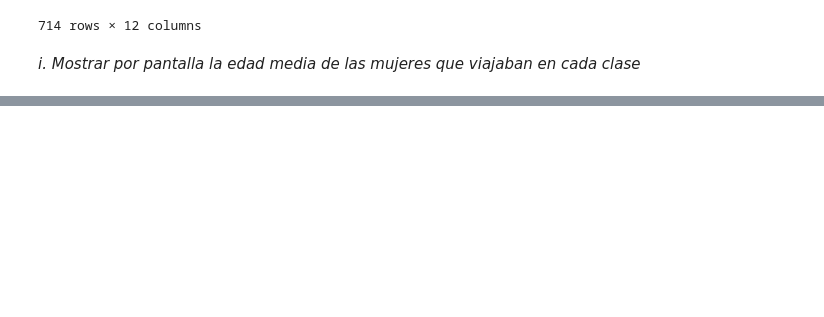
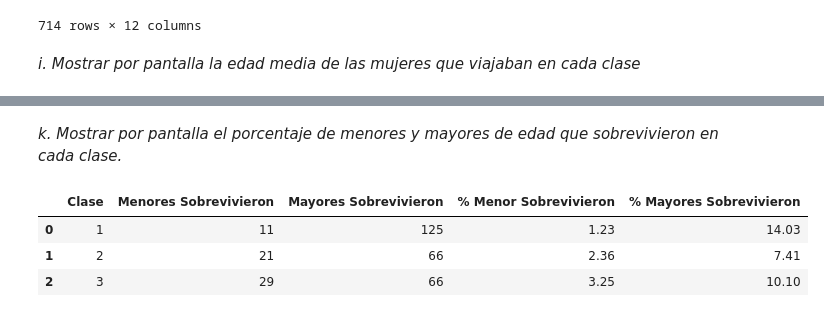
Before and after one commit to fidebravo/Modulo2, a Jupyter notebook: Modulo2_Actividad4.ipynb, the cells around one changed output, grey strips where cells are left out. Saved outputs shown, nothing was run; the diff lists cells and outputs as text; code cells hidden in the pictures; blank space fills up the shorter version.

```diff
--- a/Modulo2_Actividad4.ipynb
+++ b/Modulo2_Actividad4.ipynb
@@ -587,0 +620,43 @@ print(f'- La edad promedio de las mujeres que viajaban en tercera clase era {pro
+# %% [markdown]
+*k. Mostrar por pantalla el porcentaje de menores y mayores de edad que sobrevivieron en cada clase.*
+# %%
+df_titanic_menor_edad_surv = df_titanic[(df_titanic['Menor de Edad'] == True) & (df_titanic['Survived'] == 1)]
+df_titanic_mayor_edad_surv = df_titanic[(df_titanic['Menor de Edad'] == False) & (df_titanic['Survived'] == 1)]
+
+df_menor_edad_1_clase_surv = df_titanic_menor_edad_surv[df_titanic_menor_edad_surv.Pclass == 1]['PassengerId'].count()
+df_menor_edad_2_clase_surv = df_titanic_menor_edad_surv[df_titanic_menor_edad_surv.Pclass == 2]['PassengerId'].count()
+df_menor_edad_3_clase_surv = df_titanic_menor_edad_surv[df_titanic_menor_edad_surv.Pclass == 3]['PassengerId'].count()
+
+menores_edad_sobrevivieron = [df_menor_edad_1_clase_surv, df_menor_edad_2_clase_surv, df_menor_edad_3_clase_surv]
+
+df_mayor_edad_1_clase_surv = df_titanic_mayor_edad_surv[df_titanic_mayor_edad_surv.Pclass == 1]['PassengerId'].count()
+df_mayor_edad_2_clase_surv = df_titanic_mayor_edad_surv[df_titanic_mayor_edad_surv.Pclass == 2]['PassengerId'].count()
+df_mayor_edad_3_clase_surv = df_titanic_mayor_edad_surv[df_titanic_mayor_edad_surv.Pclass == 3]['PassengerId'].count()
+
+mayores_edad_sobrevivieron = [df_mayor_edad_1_clase_surv, df_mayor_edad_2_clase_surv, df_mayor_edad_2_clase_surv]
+# -------------------------------------------------------------------------------------------------------------------------------
+
+menores_clase1_sobre_porce = round((df_menor_edad_1_clase_surv / df_titanic.shape[0]) * 100,2)
+menores_clase2_sobre_porce = round((df_menor_edad_2_clase_surv / df_titanic.shape[0]) * 100,2)
+menores_clase3_sobre_porce = round((df_menor_edad_3_clase_surv / df_titanic.shape[0]) * 100,2)
+
+menores_sobrevivieron_porcentaje = [menores_clase1_sobre_porce, menores_clase2_sobre_porce, menores_clase3_sobre_porce]
+
+mayores_clase1_sobre_porce = round((df_mayor_edad_1_clase_surv / df_titanic.shape[0]) * 100,2)
+mayores_clase2_sobre_porce = round((df_mayor_edad_2_clase_surv / df_titanic.shape[0]) * 100,2)
+mayores_clase3_sobre_porce = round((df_mayor_edad_3_clase_surv / df_titanic.shape[0]) * 100,2)
+
+mayores_sobrevivieron_porcentaje = [mayores_clase1_sobre_porce, mayores_clase2_sobre_porce, mayores_clase3_sobre_porce]
+# -----------------------------------------------------------------------------------------------------------------------------
+
+
+
+porce_por_clase_menor_mayor = {'Clase' : [1, 2, 3], 'Menores Sobrevivieron' : menores_edad_sobrevivieron, 'Mayores Sobrevivieron' : mayores_edad_sobrevivieron, '% Menor Sobrevivieron' : menores_sobrevivieron_porcentaje, '% Mayores Sobrevivieron' : mayores_sobrevivieron_porcentaje}
+
+df_porcentaje_sobrevivieron_clase_edad = pd.DataFrame(porce_por_clase_menor_mayor)
+df_porcentaje_sobrevivieron_clase_edad
+# %% [output]
+|  | Clase | Menores Sobrevivieron | Mayores Sobrevivieron | % Menor Sobrevivieron | % Mayores Sobrevivieron |
+| 0 | 1 | 11 | 125 | 1.23 | 14.03 |
+| 1 | 2 | 21 | 66 | 2.36 | 7.41 |
+| 2 | 3 | 29 | 66 | 3.25 | 10.10 |
```
Also changed, not shown: parts of 3 cells of this notebook.
